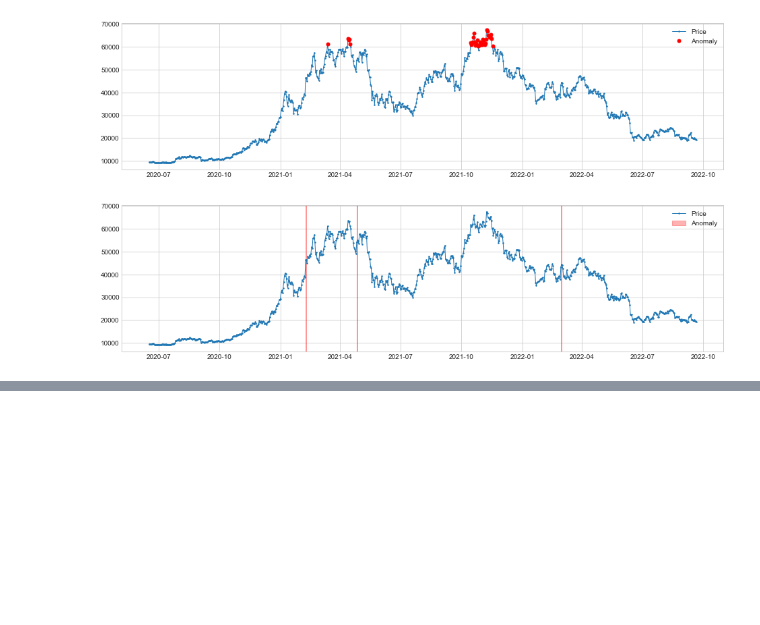
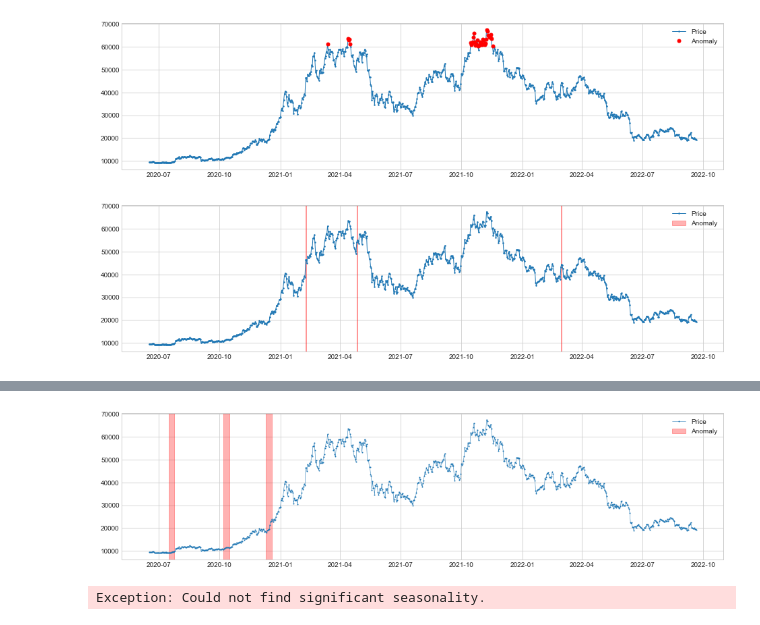
Before and after one commit to hoangks5/Abnomaly-Dectecion, a Jupyter notebook: adtk_docs.ipynb, the cells around one changed output, grey strips where cells are left out. Cells and saved outputs as stored; diff of their text form; code cells hidden in the pictures; blank space fills up the shorter version.

```diff
--- a/adtk_docs.ipynb
+++ b/adtk_docs.ipynb
@@ -45,0 +46,15 @@ plot(s, anomaly=anomalies, anomaly_color='red');
+# %%
+from adtk.detector import VolatilityShiftAD
+volatility_shift_ad = VolatilityShiftAD(c=6.0, side='positive', window=30)
+anomalies = volatility_shift_ad.fit_detect(s)
+plot(s, anomaly=anomalies, anomaly_color='red');
+# %% [output]
+[figure, added]
+# %%
+from adtk.detector import MinClusterDetector
+from sklearn.cluster import KMeans
+min_cluster_detector = MinClusterDetector(KMeans(n_clusters=3))
+anomalies = min_cluster_detector.fit_detect(df)
+plot(df, anomaly=anomalies, ts_linewidth=1, ts_markersize=3, anomaly_color='red', anomaly_alpha=0.3, curve_group='all');
+# %% [output]
+Exception: Could not find significant seasonality.
```
Also changed, not shown: parts of 1 cell of this notebook.
